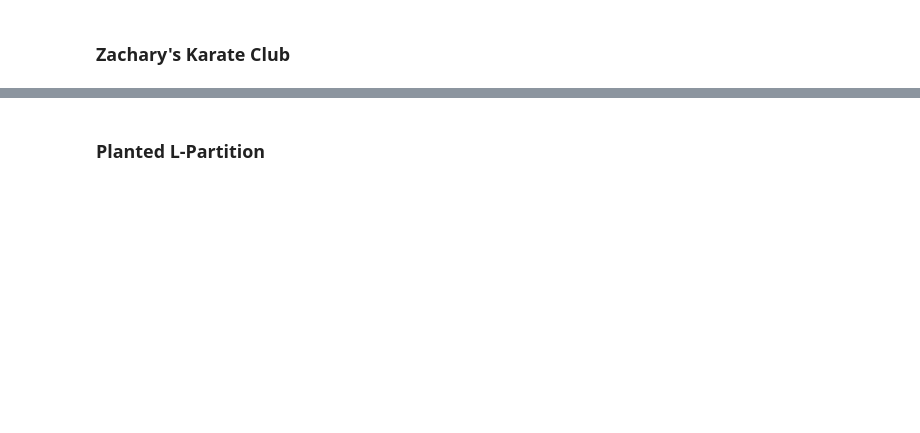
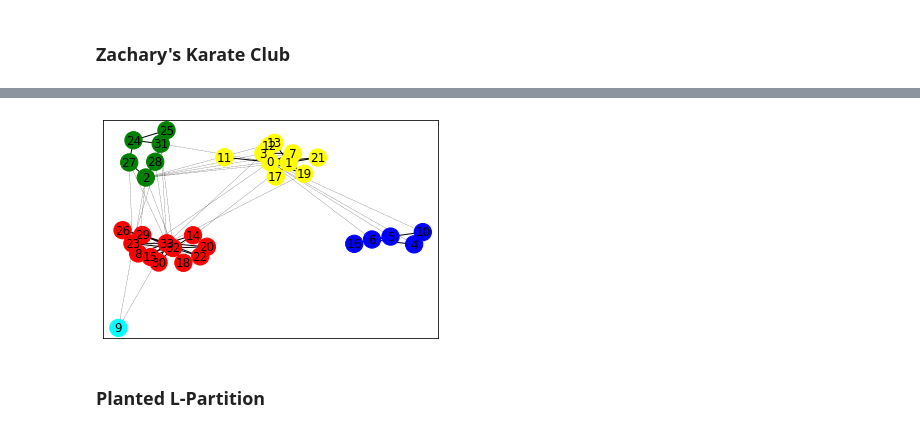
Before and after one commit to VedangW/community-detection, a Jupyter notebook: experiments/girvan_newman.ipynb, the cells around one changed output, grey strips where cells are left out. Cells and saved outputs as stored; diff of their text form; code cells hidden in the pictures; blank space fills up the shorter version.

```diff
--- a/experiments/girvan_newman.ipynb
+++ b/experiments/girvan_newman.ipynb
@@ -195,3 +210,8 @@ plt.show()
+# %%
+# Zachary's Karate Club graph with 5 communities
+visualize_community_structure(num_communities=5, G = nx.karate_club_graph())
+# %% [output]
+[figure, added]
 # %% [markdown]
 ### Planted L-Partition
 # %%
```
Also changed, not shown: parts of 12 cells of this notebook, 1 other file.
